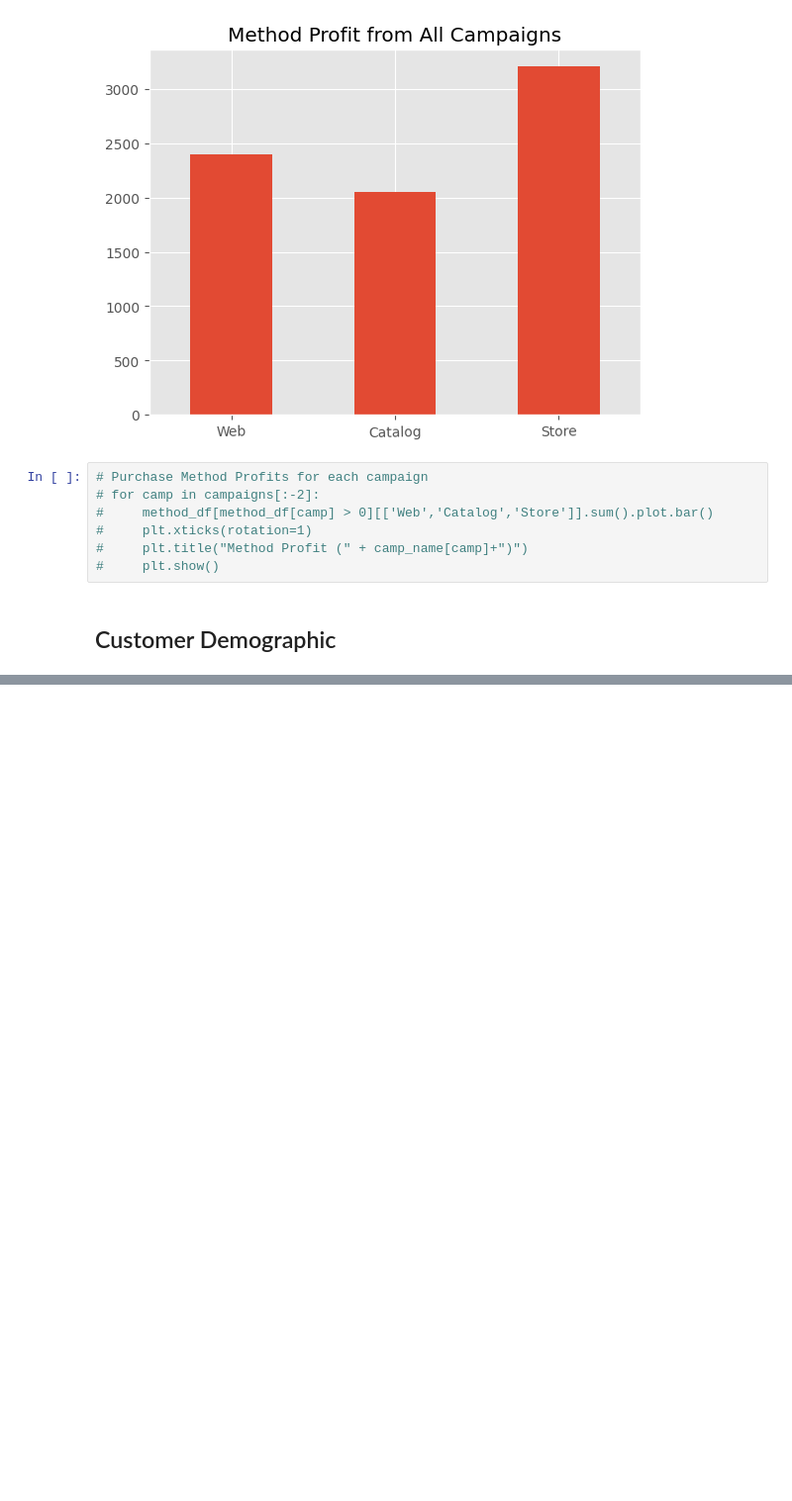
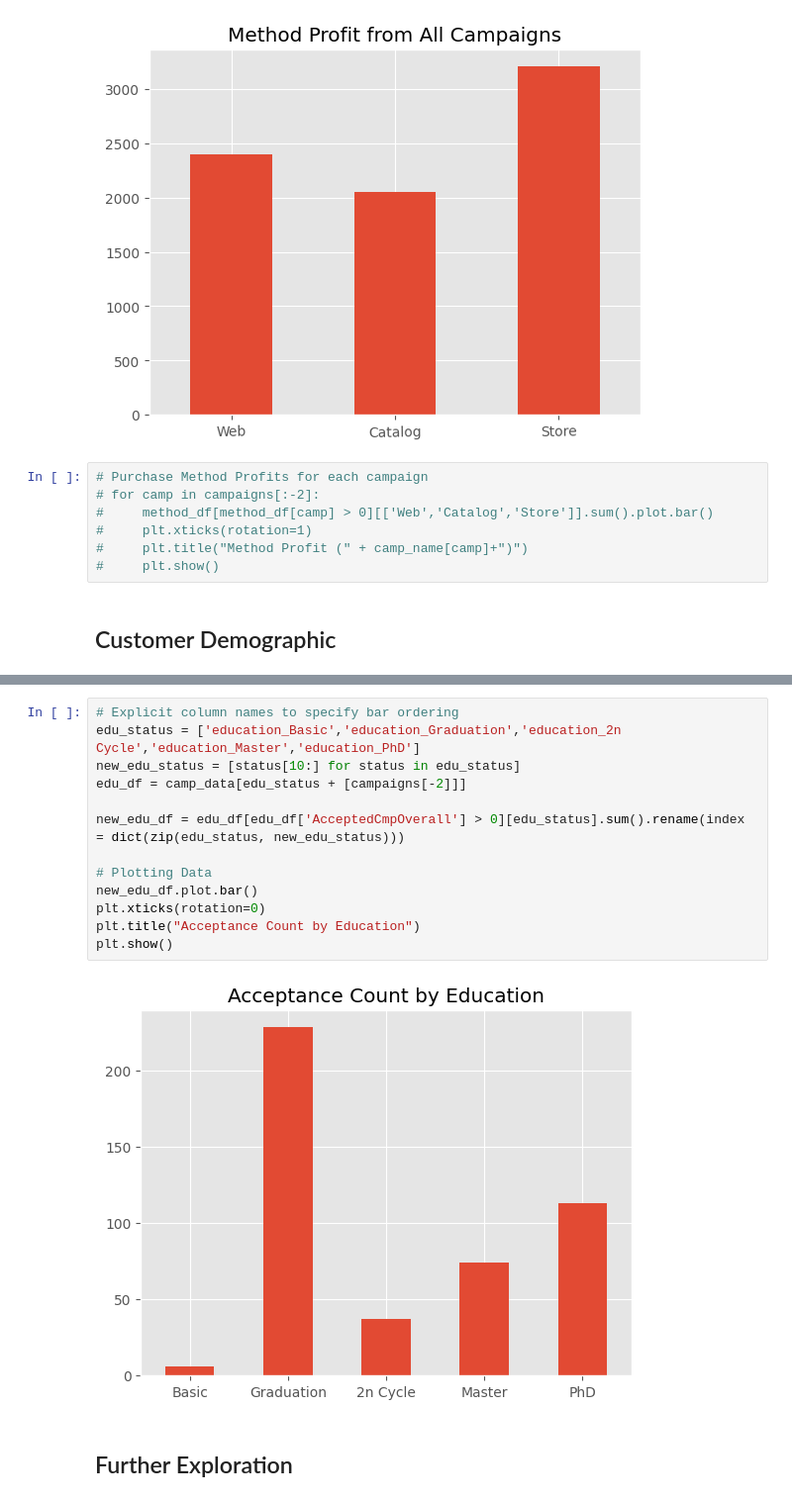
Before and after one commit to DottL/MarketingAnalysis, a Jupyter notebook: MarketingCampaignsAnalysis.ipynb, the cells around one changed output, grey strips where cells are left out. Shown: that part at 99% size. Drawn from its saved outputs; the diff is of its cells as text; blank space fills up the shorter version.

```diff
--- a/MarketingCampaignsAnalysis.ipynb
+++ b/MarketingCampaignsAnalysis.ipynb
@@ -205,0 +211,17 @@ plt.show()
+# %%
+# Explicit column names to specify bar ordering
+edu_status = ['education_Basic','education_Graduation','education_2n Cycle','education_Master','education_PhD']
+new_edu_status = [status[10:] for status in edu_status]
+edu_df = camp_data[edu_status + [campaigns[-2]]]
+
+new_edu_df = edu_df[edu_df['AcceptedCmpOverall'] > 0][edu_status].sum().rename(index = dict(zip(edu_status, new_edu_status)))
+
+# Plotting Data
+new_edu_df.plot.bar()
+plt.xticks(rotation=0)
+plt.title("Acceptance Count by Education")
+plt.show()
+# %% [output]
+[figure, added]
+# %% [markdown]
+## Further Exploration
```
Also changed, not shown: parts of 9 cells of this notebook.
